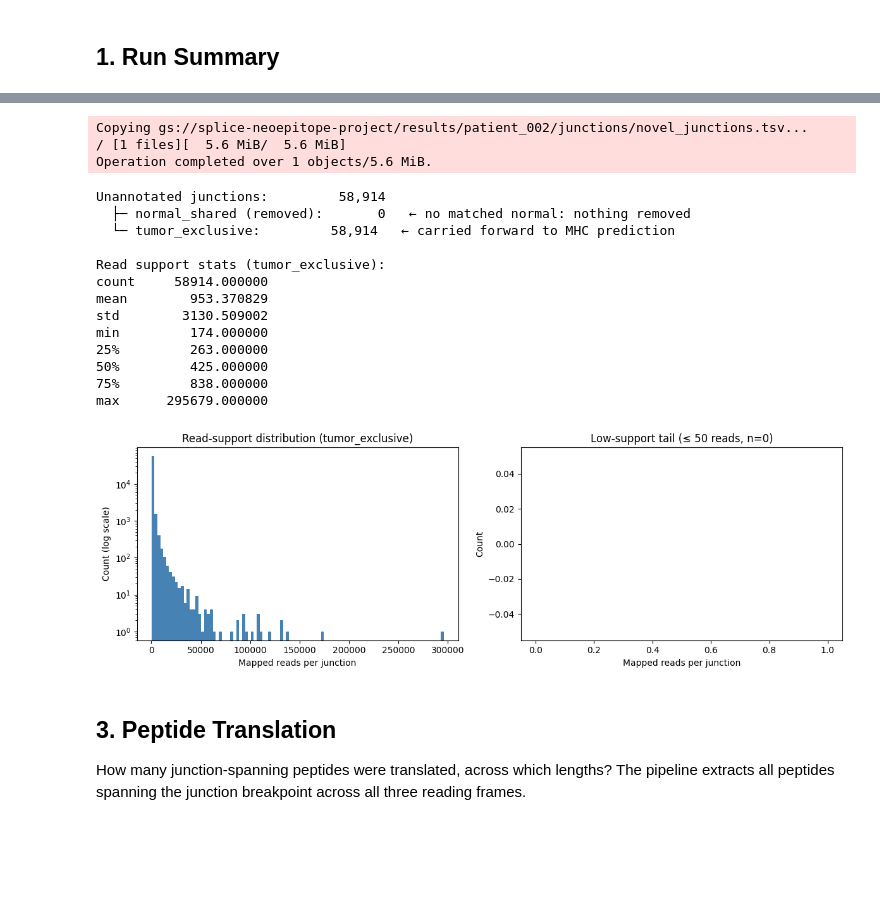
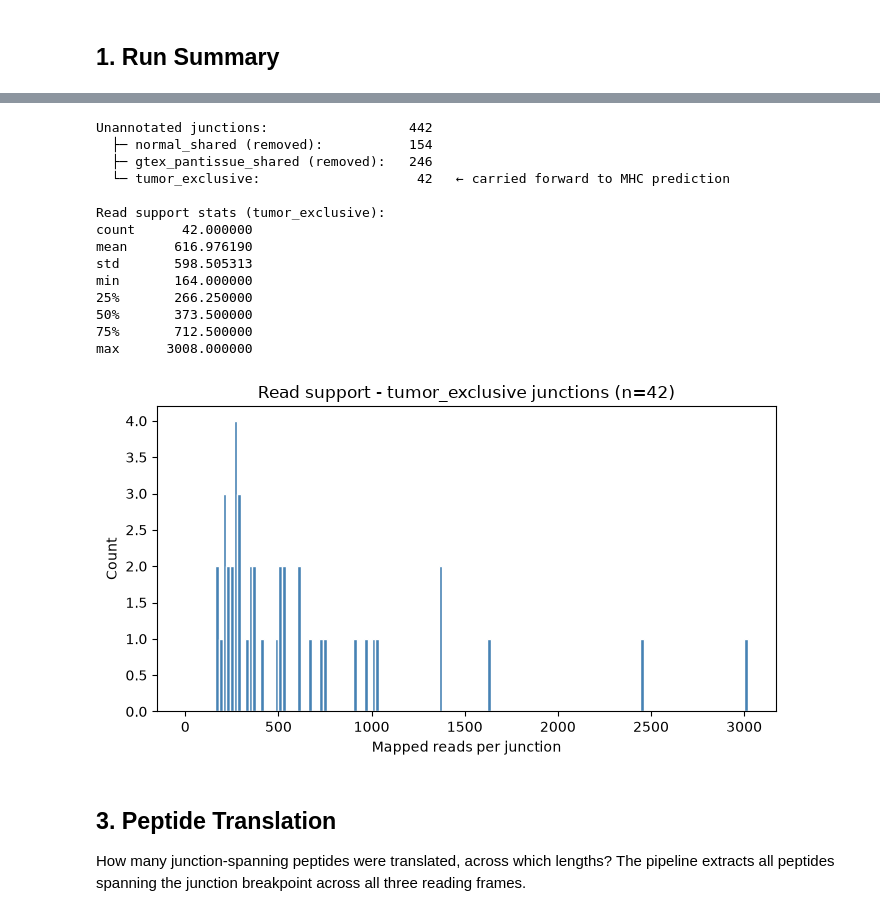
Before and after one commit to Jin-HoMLee/splice-neoepitope-pipeline, a Jupyter notebook: research/notebooks/patient_002_results.ipynb, the cells around one changed output, grey strips where cells are left out. Cells and saved outputs as stored; diff of their text form; code cells hidden in the pictures; blank space fills up the shorter version.

```diff
--- a/research/notebooks/patient_002_results.ipynb
+++ b/research/notebooks/patient_002_results.ipynb
@@ -82,53 +57,48 @@ Without a matched normal, we cannot distinguish tumor-specific from tissue-speci
 # %%
-junctions = gcs_read_tsv_cached(f"{BUCKET}/junctions/novel_junctions.tsv")
+junctions = r2_read_tsv_cached(f"{PREFIX}/junctions/novel_junctions.tsv")
 
 n_unannotated = len(junctions)
-n_normal_shared = (junctions["junction_origin"] == "normal_shared").sum()
+origin_counts = junctions["junction_origin"].value_counts()
+n_normal_shared = int(origin_counts.get("normal_shared", 0))
+n_gtex_shared = int(origin_counts.get("gtex_pantissue_shared", 0))
 junctions = junctions[junctions["junction_origin"] == "tumor_exclusive"].reset_index(drop=True)
 n_tumor_exclusive = len(junctions)
 
-print(f"Unannotated junctions:        {n_unannotated:>7,}")
-print(f"  ├─ normal_shared (removed): {n_normal_shared:>7,}   ← no matched normal: nothing removed")
-print(f"  └─ tumor_exclusive:        {n_tumor_exclusive:>7,}   ← carried forward to MHC prediction")
+print(f"Unannotated junctions:                {n_unannotated:>5,}")
+print(f"  ├─ normal_shared (removed):         {n_normal_shared:>5,}")
+print(f"  ├─ gtex_pantissue_shared (removed): {n_gtex_shared:>5,}")
+print(f"  └─ tumor_exclusive:                 {n_tumor_exclusive:>5,}   ← carried forward to MHC prediction")
 print(f"\nRead support stats (tumor_exclusive):")
 print(junctions["mapped_reads"].describe().to_string())
 
-fig, axes = plt.subplots(1, 2, figsize=(12, 4))
-
-# Full distribution (log scale)
-axes[0].hist(junctions["mapped_reads"], bins=100, color="steelblue", edgecolor="none")
-axes[0].set_yscale("log")
-axes[0].set_xlabel("Mapped reads per junction")
-axes[0].set_ylabel("Count (log scale)")
-axes[0].set_title("Read-support distribution (tumor_exclusive)")
-
-# Zoomed: low-support tail (≤ 50 reads)
-low = junctions[junctions["mapped_reads"] <= 50]
-axes[1].hist(low["mapped_reads"], bins=50, color="salmon", edgecolor="none")
-axes[1].set_xlabel("Mapped reads per junction")
-axes[1].set_ylabel("Count")
-axes[1].set_title(f"Low-support tail (≤ 50 reads, n={len(low):,})")
-
+# Only 8 tumor_exclusive junctions survive the corrected (post-#370) filtering,
+# so a single read-support histogram is the honest view (the former 100-bin
+# log-scale + low-tail two-panel layout is meaningless at this n).
+fig, ax = plt.subplots(figsize=(7, 4))
+max_reads = int(junctions["mapped_reads"].max())
+ax.hist(junctions["mapped_reads"], bins=range(0, max_reads + 20, 20),
+        color="steelblue", edgecolor="white")
+ax.set_xlabel("Mapped reads per junction")
+ax.set_ylabel("Count")
+ax.set_title(f"Read support - tumor_exclusive junctions (n={n_tumor_exclusive})")
 plt.tight_layout()
 plt.show()
 # %% [output]
-Copying gs://splice-neoepitope-project/results/patient_002/junctions/novel_junctions.tsv...
-/ [1 files][  5.6 MiB/  5.6 MiB]
-Operation completed over 1 objects/5.6 MiB.
+Unannotated junctions:                  442
+  ├─ normal_shared (removed):           154
+  ├─ gtex_pantissue_shared (removed):   246
+  └─ tumor_exclusive:                    42   ← carried forward to MHC prediction
+
+Read support stats (tumor_exclusive):
+count      42.000000
+mean      616.976190
+std       598.505313
+min       164.000000
+25%       266.250000
+50%       373.500000
+75%       712.500000
+max      3008.000000
-Unannotated junctions:         58,914
-  ├─ normal_shared (removed):       0   ← no matched normal: nothing removed
-  └─ tumor_exclusive:         58,914   ← carried forward to MHC prediction
-
-Read support stats (tumor_exclusive):
-count     58914.000000
-mean        953.370829
-std        3130.509002
-min         174.000000
-25%         263.000000
-50%         425.000000
-75%         838.000000
-max      295679.000000
-[figure, old version]
+[figure, new version]
 # %% [markdown]
 ## 3. Peptide Translation
 
```
Also changed, not shown: parts of 27 cells of this notebook, 7 other files.
